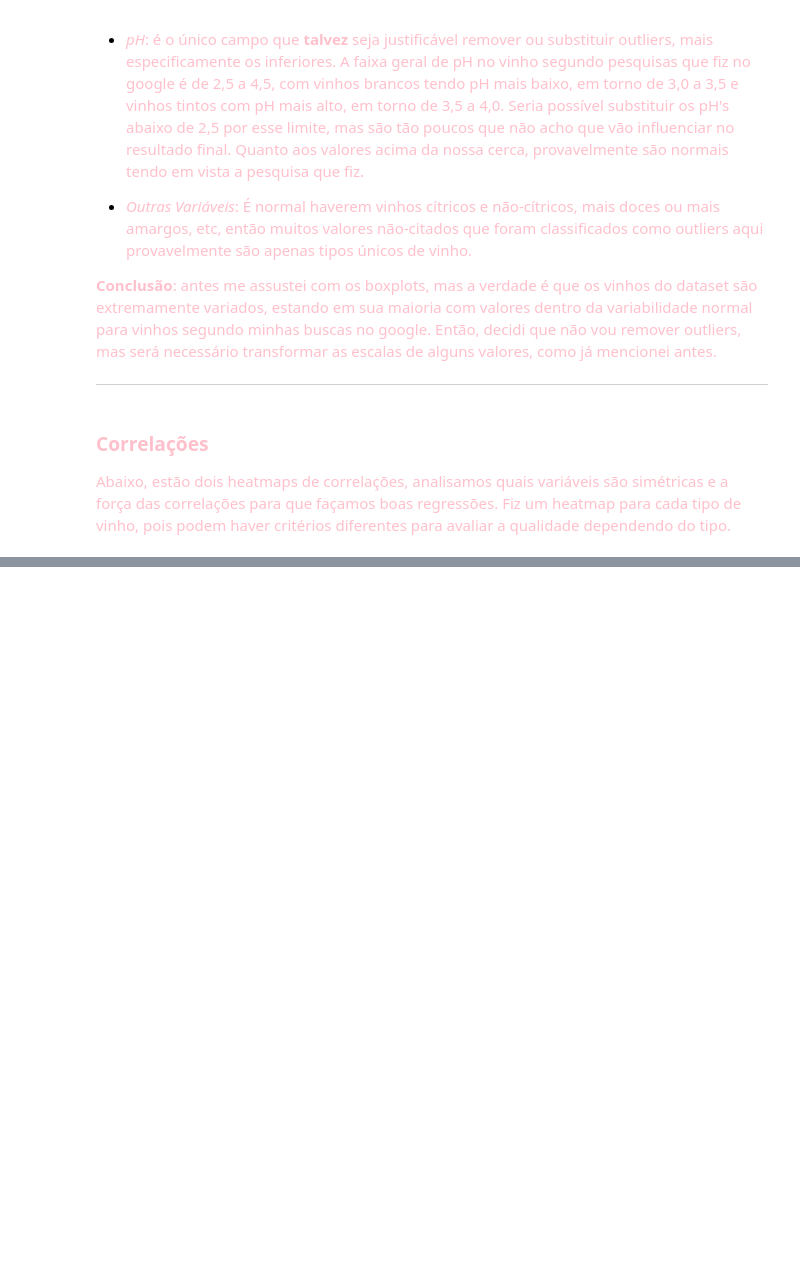
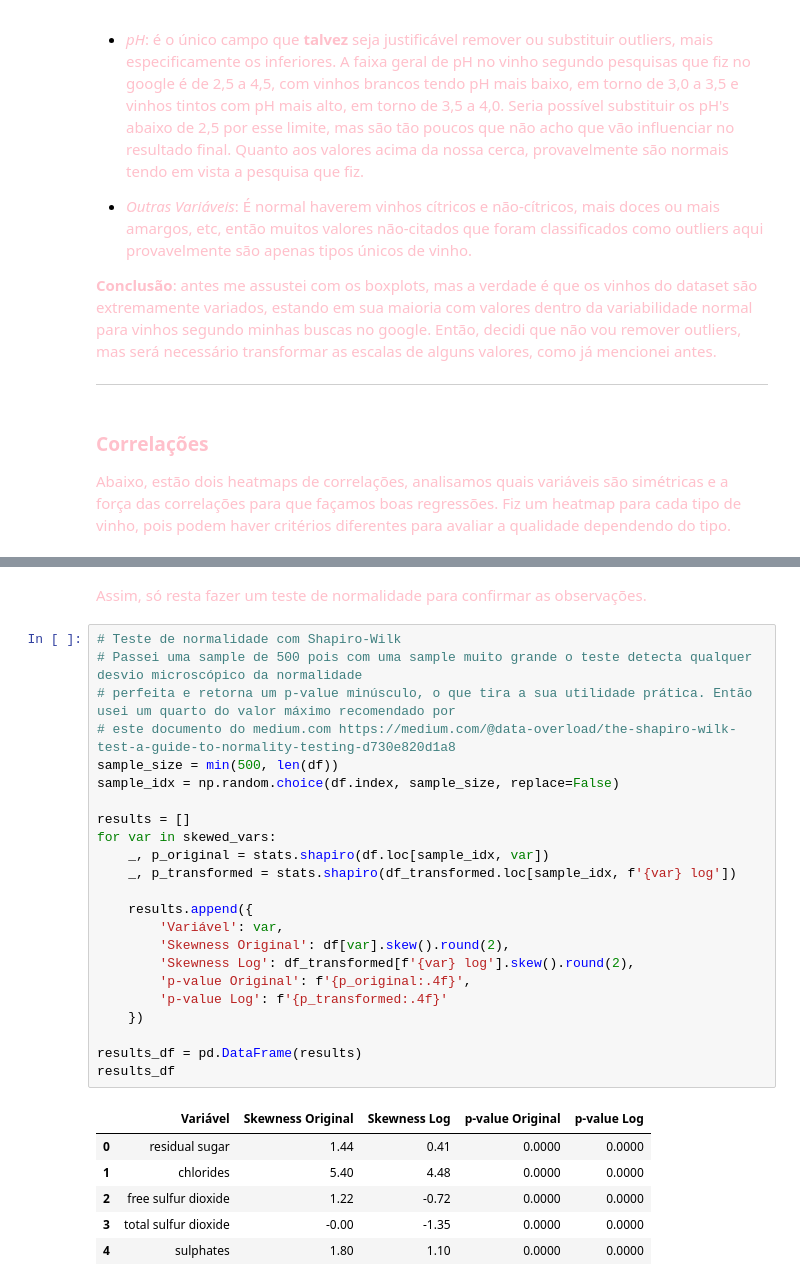
Before and after one commit to viabdon/wine-quality-statistical-analysis, a Jupyter notebook: notebooks/projeto.ipynb, the cells around one changed output, grey strips where cells are left out. Drawn from its saved outputs; the diff is of its cells as text; blank space fills up the shorter version.

```diff
--- a/notebooks/projeto.ipynb
+++ b/notebooks/projeto.ipynb
@@ -268,0 +330,32 @@ plt.show()
+# %% [markdown]
+<span style="color: pink;"> Assim, só resta fazer um teste de normalidade para confirmar as observações.
+# %%
+# Teste de normalidade com Shapiro-Wilk
+# Passei uma sample de 500 pois com uma sample muito grande o teste detecta qualquer desvio microscópico da normalidade
+# perfeita e retorna um p-value minúsculo, o que tira a sua utilidade prática. Então usei um quarto do valor máximo recomendado por
+# este documento do medium.com https://medium.com/@data-overload/the-shapiro-wilk-test-a-guide-to-normality-testing-d730e820d1a8
+sample_size = min(500, len(df))
+sample_idx = np.random.choice(df.index, sample_size, replace=False)
+
+results = []
+for var in skewed_vars:
+    _, p_original = stats.shapiro(df.loc[sample_idx, var])
+    _, p_transformed = stats.shapiro(df_transformed.loc[sample_idx, f'{var} log'])
+
+    results.append({
+        'Variável': var,
+        'Skewness Original': df[var].skew().round(2),
+        'Skewness Log': df_transformed[f'{var} log'].skew().round(2),
+        'p-value Original': f'{p_original:.4f}',
+        'p-value Log': f'{p_transformed:.4f}'
+    })
+
+results_df = pd.DataFrame(results)
+results_df
+# %% [output]
+|  | Variável | Skewness Original | Skewness Log | p-value Original | p-value Log |
+| 0 | residual sugar | 1.44 | 0.41 | 0.0000 | 0.0000 |
+| 1 | chlorides | 5.40 | 4.48 | 0.0000 | 0.0000 |
+| 2 | free sulfur dioxide | 1.22 | -0.72 | 0.0000 | 0.0000 |
+| 3 | total sulfur dioxide | -0.00 | -1.35 | 0.0000 | 0.0000 |
+| 4 | sulphates | 1.80 | 1.10 | 0.0000 | 0.0000 |
```
Also changed, not shown: parts of 7 cells of this notebook.
